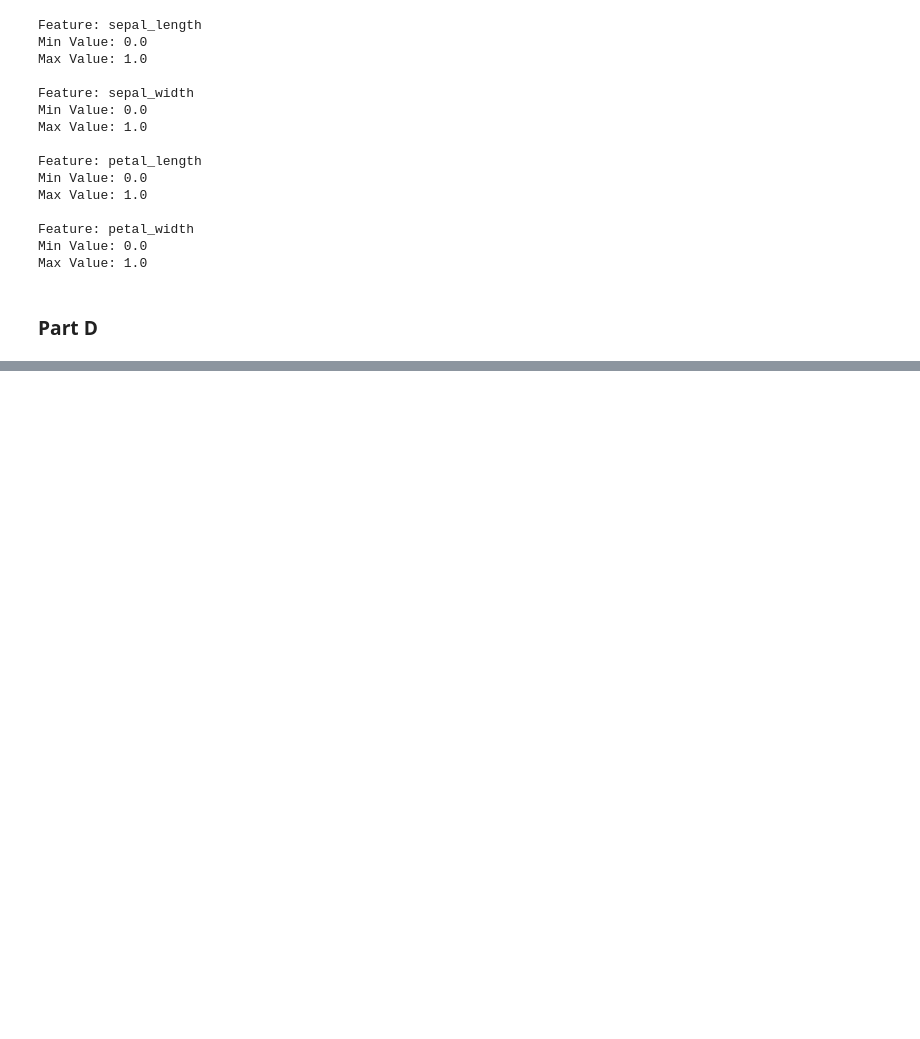
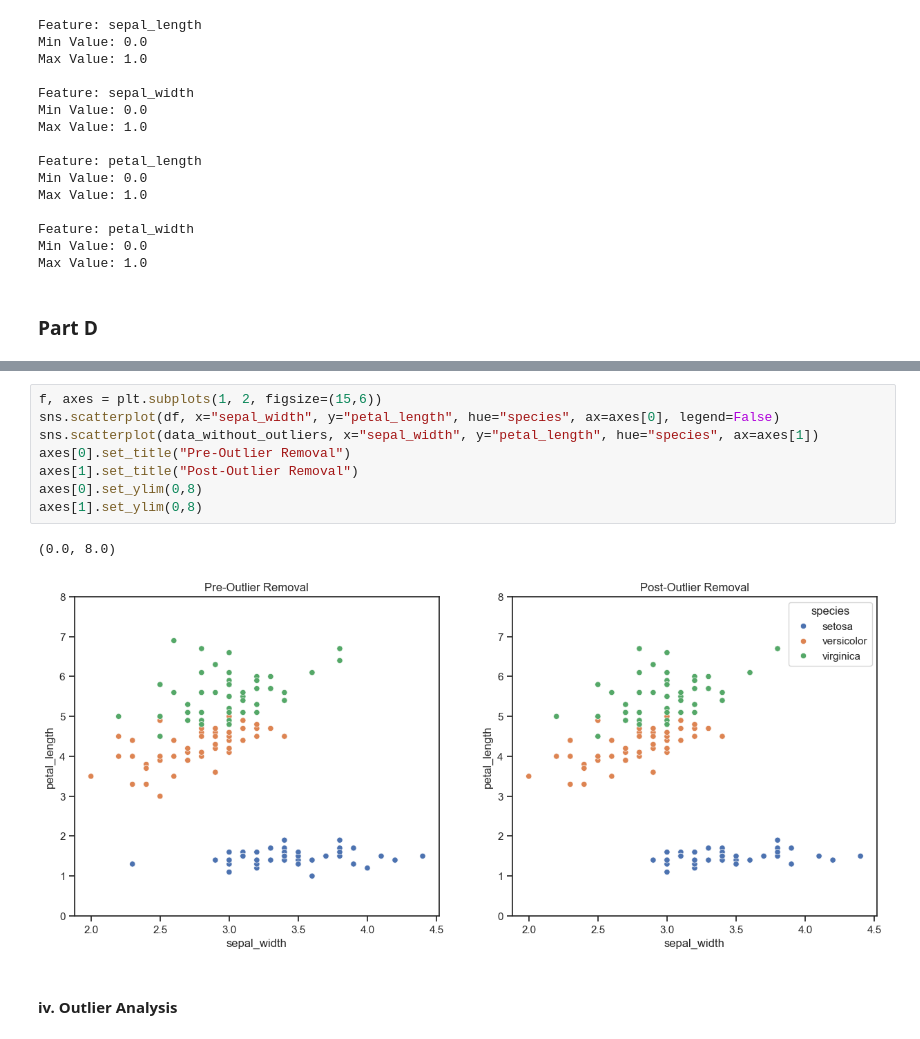
Before and after one commit to zhatz111/Data-Science-Masters, a Jupyter notebook: Algorithms for Data Science/Programming Assignment 1/PA1_Hatzenbeller_Zach.ipynb, the cells around one changed output, grey strips where cells are left out. Cells and saved outputs as stored; diff of their text form; blank space fills up the shorter version.

```diff
--- a/Algorithms for Data Science/Programming Assignment 1/PA1_Hatzenbeller_Zach.ipynb
+++ b/Algorithms for Data Science/Programming Assignment 1/PA1_Hatzenbeller_Zach.ipynb
@@ -314 +381,14 @@ data_without_outliers = df.loc[np.array(outliers_list),:]
   True  True  True  True  True  True]
+# %%
+f, axes = plt.subplots(1, 2, figsize=(15,6))
+sns.scatterplot(df, x="sepal_width", y="petal_length", hue="species", ax=axes[0], legend=False)
+sns.scatterplot(data_without_outliers, x="sepal_width", y="petal_length", hue="species", ax=axes[1])
+axes[0].set_title("Pre-Outlier Removal")
+axes[1].set_title("Post-Outlier Removal")
+axes[0].set_ylim(0,8)
+axes[1].set_ylim(0,8)
+# %% [output]
+(0.0, 8.0)
+[figure, added]
+# %% [markdown]
+#### iv. Outlier Analysis
```
Also changed, not shown: parts of 33 cells of this notebook, 24 other files.
